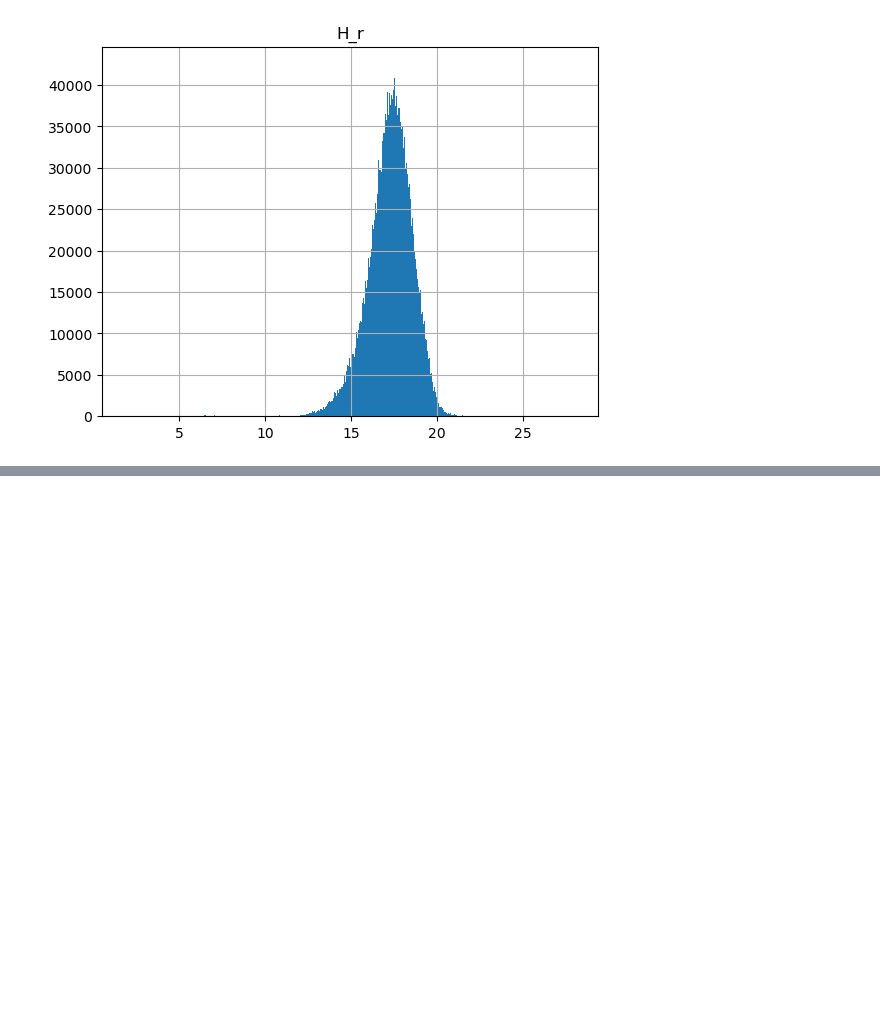
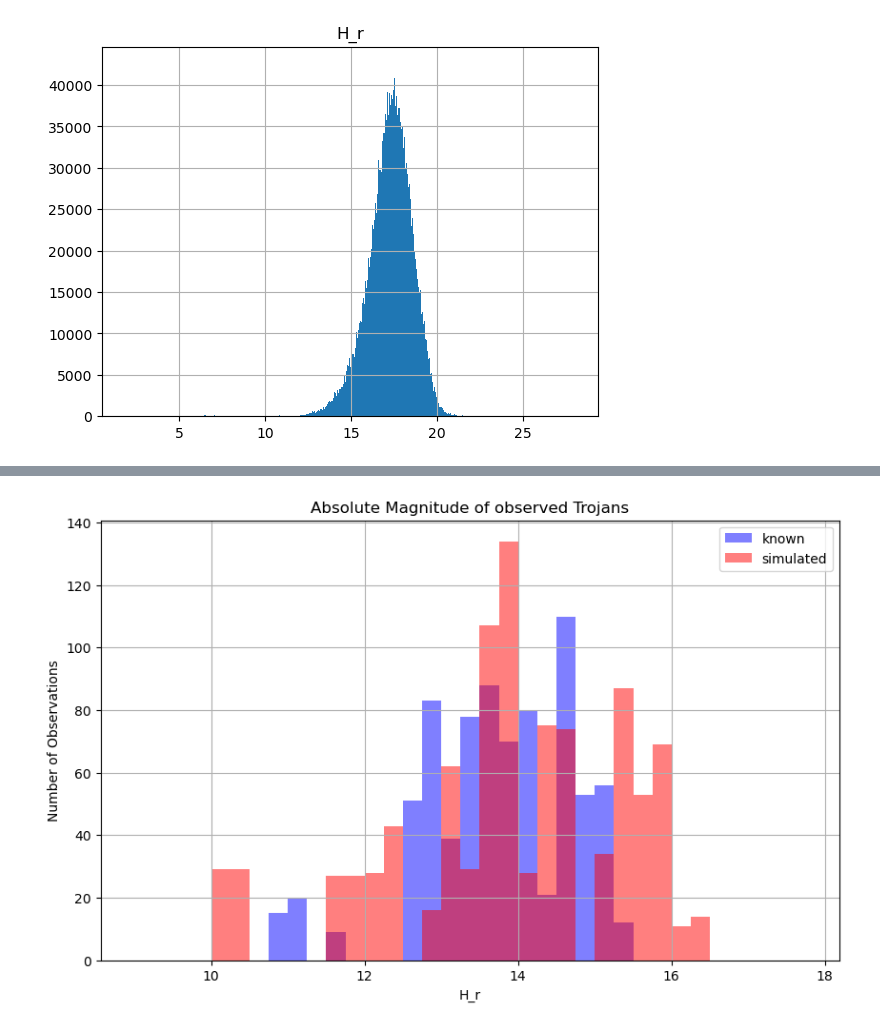
Before and after one commit to mjuric/sv-predictions, a Jupyter notebook: analysis/ast-analysis.ipynb, the cells around one changed output, grey strips where cells are left out. Drawn from its saved outputs; the diff is of its cells as text; code cells hidden in the pictures; blank space fills up the shorter version.

```diff
--- a/analysis/ast-analysis.ipynb
+++ b/analysis/ast-analysis.ipynb
@@ -609,0 +610,24 @@ plt.grid(True)
+# %%
+# makes histograms of absolute magnitudes of observed trojans
+# this is because TNOs don't have a file with all colors data
+
+df_colors_trojan=pd.read_csv('../results/sim-outputs/trojans/colors_trojans.csv')
+df_trojantemp=df_trojans.copy()
+df_trojancolor=df_trojantemp.merge(df_colors_trojan[["H_r","ObjID"]],on="ObjID")
+
+dfr2_trojan = dfrealtypescolors.query("type == 'trojan'")['H_r']
+df3_data = df_trojancolor['H_r']
+
+plt.figure(figsize=(10, 6))
+bins=np.arange(9, 18, 0.25)
+plt.hist(dfr2_trojan, bins=bins, alpha=0.5, label='known', color='blue')
+
+plt.hist(df3_data, bins=bins, alpha=0.5, label='simulated', color='red')
+
+plt.title('Absolute Magnitude of observed Trojans')
+plt.xlabel('H_r')
+plt.ylabel('Number of Observations')
+plt.legend()
+plt.grid(True)
+# %% [output]
+[figure, added]
```
Also changed, not shown: parts of 22 cells of this notebook.
